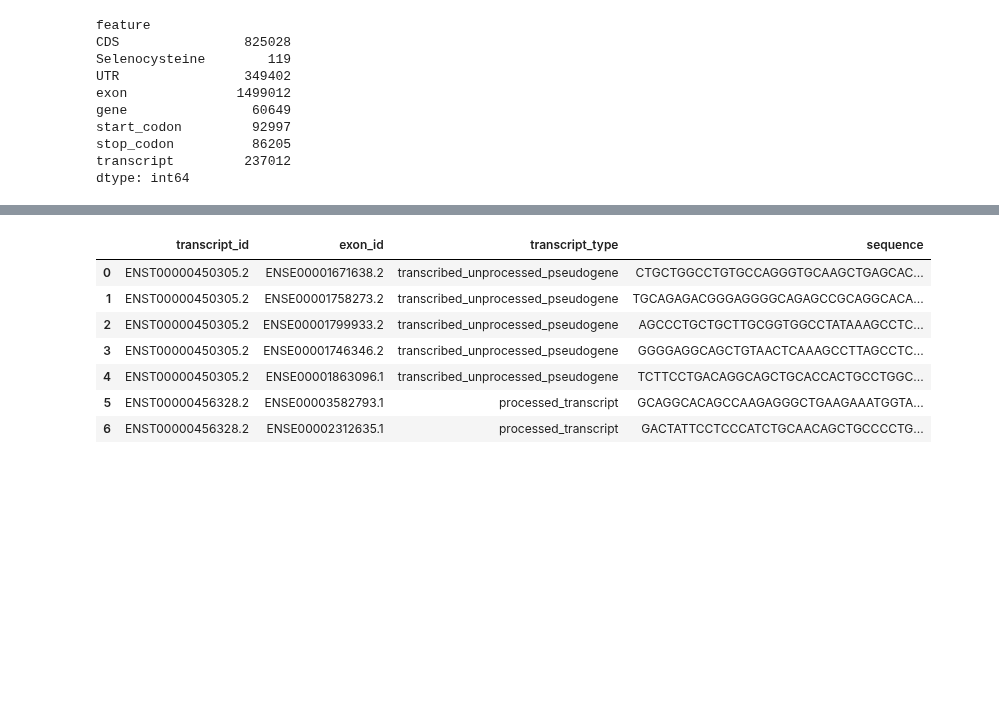
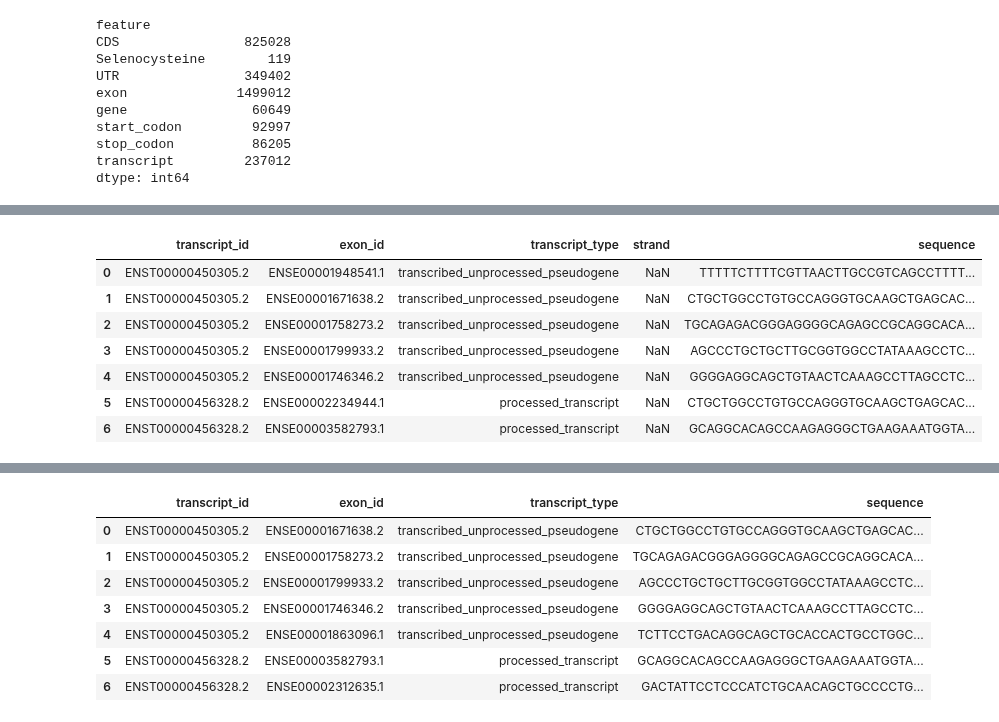
Before and after one commit to duttaprat/Postdoc, a Jupyter notebook: preprocessing/notebooks_scripts/TSS_Promoter_Splice_set.ipynb, the cells around one changed output, grey strips where cells are left out. Saved outputs shown, nothing was run; the diff lists cells and outputs as text; code cells hidden in the pictures; blank space fills up the shorter version.

```diff
--- a/preprocessing/notebooks_scripts/TSS_Promoter_Splice_set.ipynb
+++ b/preprocessing/notebooks_scripts/TSS_Promoter_Splice_set.ipynb
@@ -224,3 +230,14 @@ df_donor_splice
+# %%
+df_donor_splice
+# %% [output]
+|  | transcript_id | exon_id | transcript_type | strand | sequence |
+| 0 | ENST00000450305.2 | ENSE00001948541.1 | transcribed_unprocessed_pseudogene | NaN | TTTTTCTTTTCGTTAACTTGCCGTCAGCCTTTT... |
+| 1 | ENST00000450305.2 | ENSE00001671638.2 | transcribed_unprocessed_pseudogene | NaN | CTGCTGGCCTGTGCCAGGGTGCAAGCTGAGCAC... |
+| 2 | ENST00000450305.2 | ENSE00001758273.2 | transcribed_unprocessed_pseudogene | NaN | TGCAGAGACGGGAGGGGCAGAGCCGCAGGCACA... |
+| 3 | ENST00000450305.2 | ENSE00001799933.2 | transcribed_unprocessed_pseudogene | NaN | AGCCCTGCTGCTTGCGGTGGCCTATAAAGCCTC... |
+| 4 | ENST00000450305.2 | ENSE00001746346.2 | transcribed_unprocessed_pseudogene | NaN | GGGGAGGCAGCTGTAACTCAAAGCCTTAGCCTC... |
+| 5 | ENST00000456328.2 | ENSE00002234944.1 | processed_transcript | NaN | CTGCTGGCCTGTGCCAGGGTGCAAGCTGAGCAC... |
+| 6 | ENST00000456328.2 | ENSE00003582793.1 | processed_transcript | NaN | GCAGGCACAGCCAAGAGGGCTGAAGAAATGGTA... |
 # %%
 df_acceptor_splice
 # %% [output]
```
Also changed, not shown: parts of 7 cells of this notebook.
